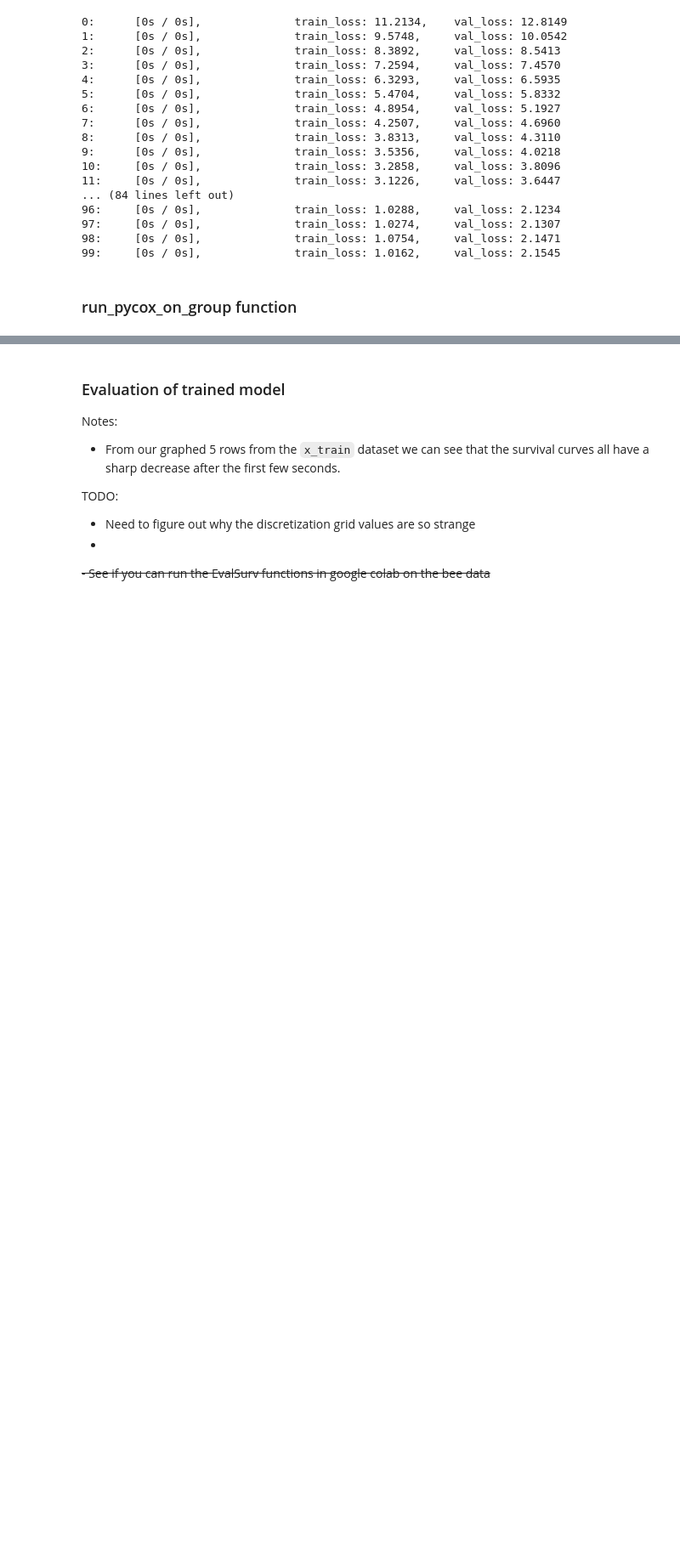
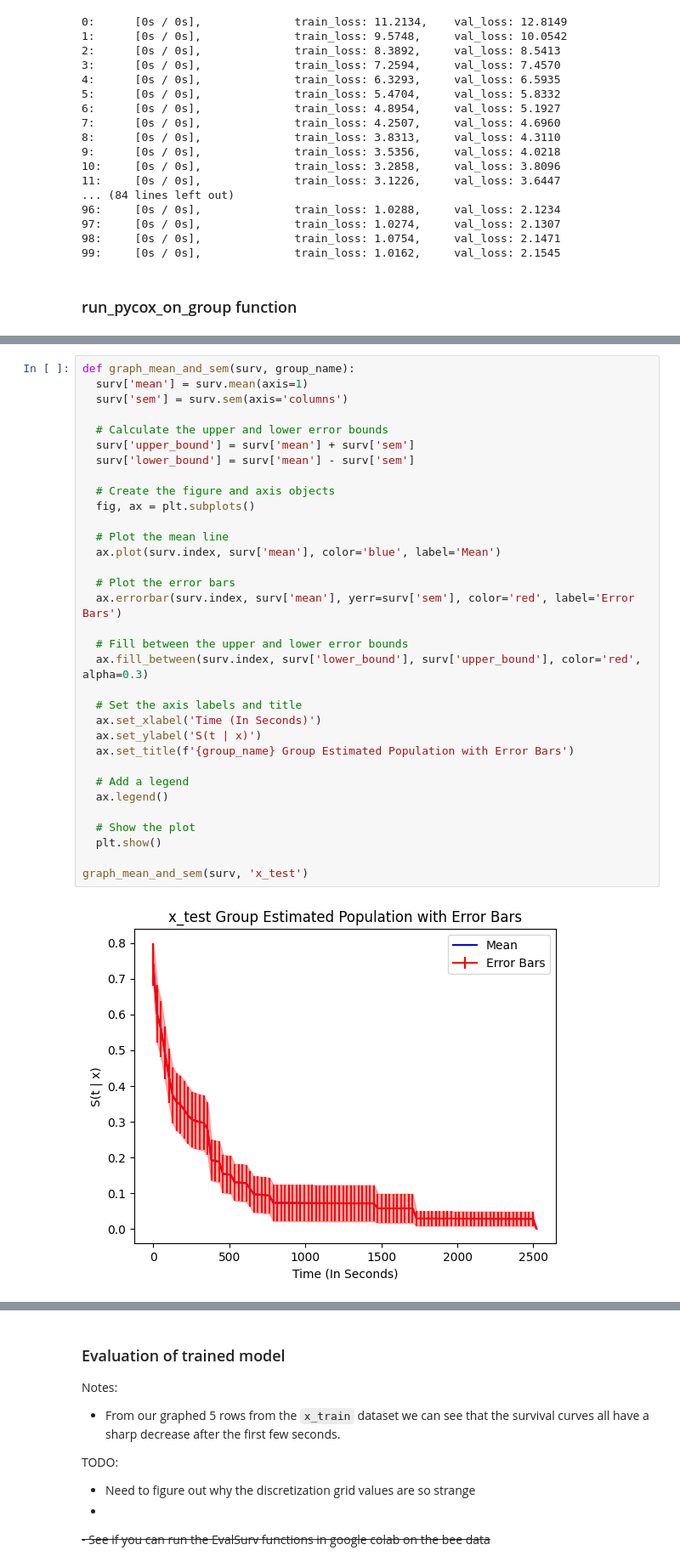
Before and after one commit to puckybreg/Native-Bee-Thesis, a Jupyter notebook: notebook_for_data_analysis.ipynb, the cells around one changed output, grey strips where cells are left out. Shown at 85% size. Saved outputs shown, nothing was run; the diff lists cells and outputs as text; blank space fills up the shorter version.

```diff
--- a/notebook_for_data_analysis.ipynb
+++ b/notebook_for_data_analysis.ipynb
@@ -763,3 +763,38 @@ plot_training_val_loss(fit_model, base_model, x_test)
+# %%
+def graph_mean_and_sem(surv, group_name):
+  surv['mean'] = surv.mean(axis=1)
+  surv['sem'] = surv.sem(axis='columns')
+
+  # Calculate the upper and lower error bounds
+  surv['upper_bound'] = surv['mean'] + surv['sem']
+  surv['lower_bound'] = surv['mean'] - surv['sem']
+
+  # Create the figure and axis objects
+  fig, ax = plt.subplots()
+
+  # Plot the mean line
+  ax.plot(surv.index, surv['mean'], color='blue', label='Mean')
+
+  # Plot the error bars
+  ax.errorbar(surv.index, surv['mean'], yerr=surv['sem'], color='red', label='Error Bars')
+
+  # Fill between the upper and lower error bounds
+  ax.fill_between(surv.index, surv['lower_bound'], surv['upper_bound'], color='red', alpha=0.3)
+
+  # Set the axis labels and title
+  ax.set_xlabel('Time (In Seconds)')
+  ax.set_ylabel('S(t | x)')
+  ax.set_title(f'{group_name} Group Estimated Population with Error Bars')
+
+  # Add a legend
+  ax.legend()
+
+  # Show the plot
+  plt.show()
+
+graph_mean_and_sem(surv, 'x_test')
+# %% [output]
+[figure, added]
 # %%
 for group in temp_groups:
   print(group)
```
Also changed, not shown: parts of 5 cells of this notebook.
